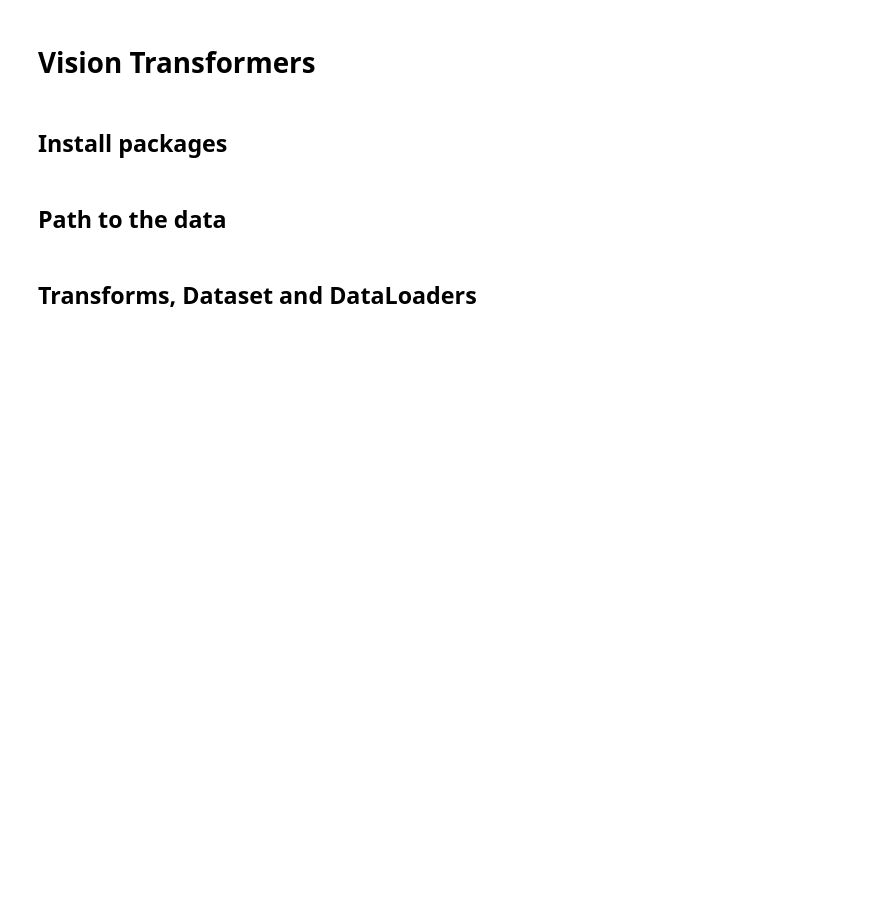
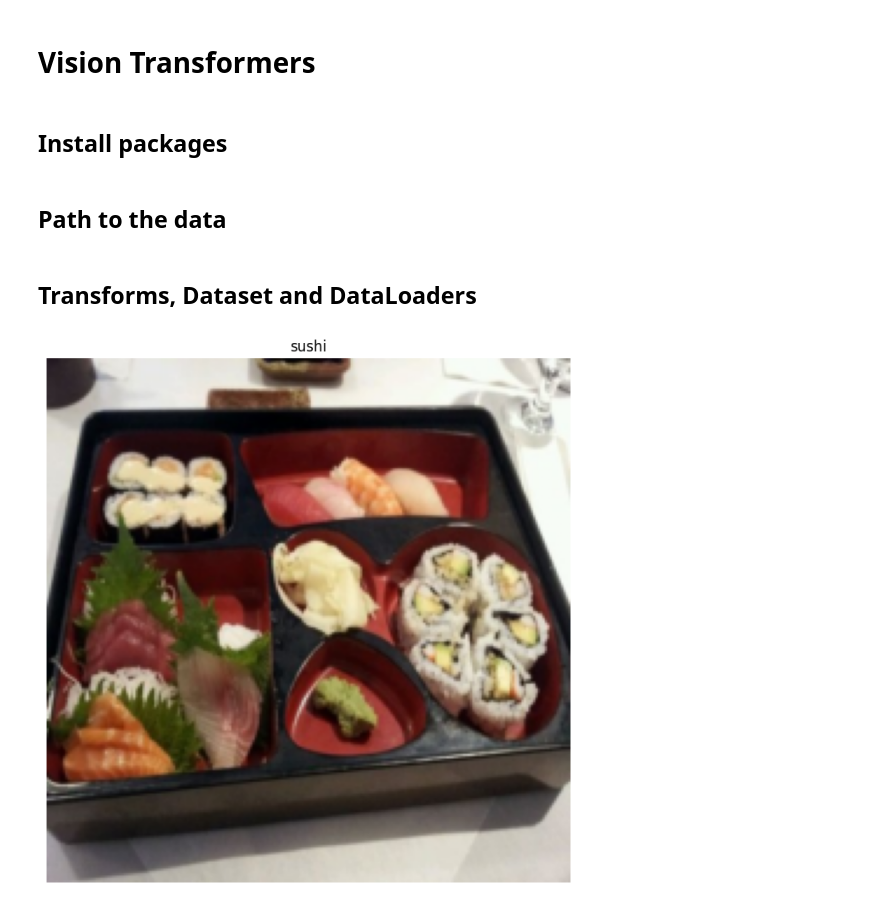
Before and after one commit to maxcol01/PyTorch_ZTM, a Jupyter notebook: Learning_PyTorch/08_PyTorch_ViT.ipynb, the cells around one changed output. Cells and saved outputs as stored; diff of their text form; code cells hidden in the pictures; blank space fills up the shorter version.

Commit message:
visualizing the  data

```diff
--- a/Learning_PyTorch/08_PyTorch_ViT.ipynb
+++ b/Learning_PyTorch/08_PyTorch_ViT.ipynb
@@ -56,3 +56,7 @@ test_dataloader = DataLoader(dataset=test_dataset,
                              pin_memory=True,
                              prefetch_factor=2,
                              num_workers=os.cpu_count()-4)
+# %%
+img, label = next(iter(train_dataloader))
+# %%
+image, label = img[0], label[0]
@@ -58,0 +65,8 @@ test_dataloader = DataLoader(dataset=test_dataset,
+# %%
+plt.figure(figsize=(12,8))
+plt.imshow(image.permute(1,2,0))
+plt.title(f"{classes[label]}")
+plt.axis(False)
+plt.show()
+# %% [output]
+[figure, added]
```
Also changed, not shown: parts of 1 cell of this notebook.
